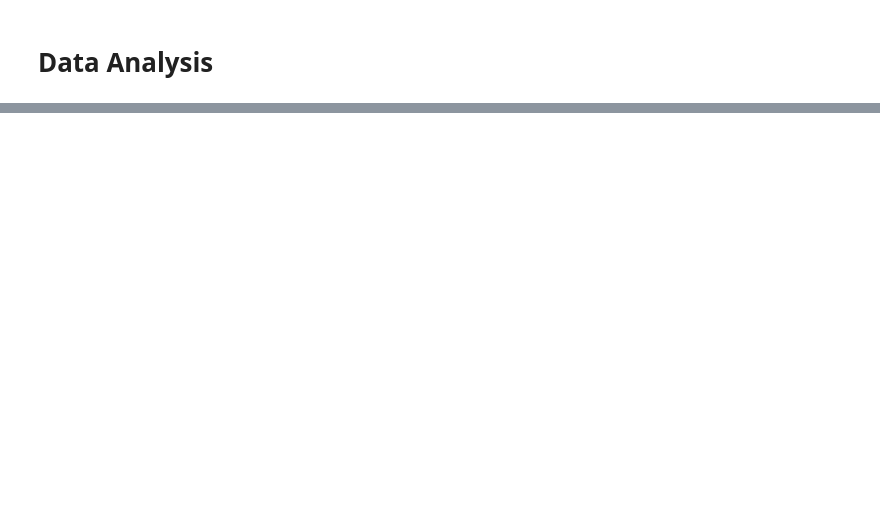
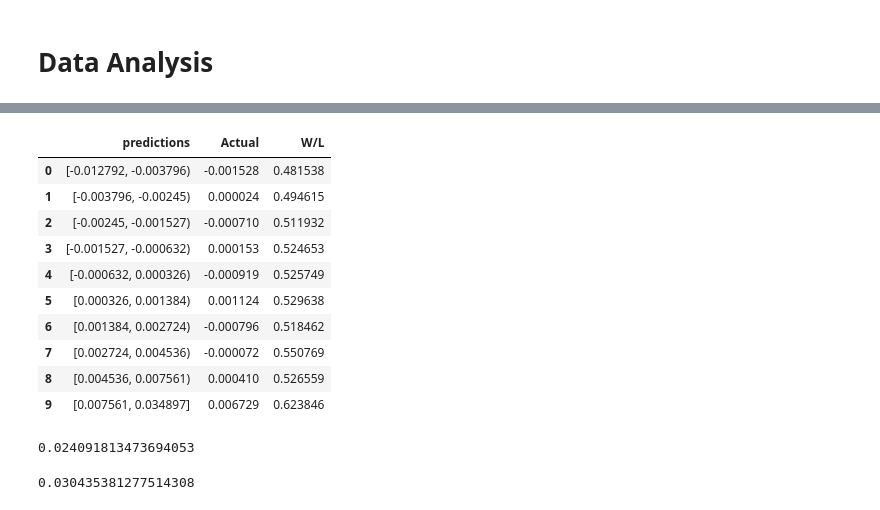
Before and after one commit to Evan-B-Warner/IndicatorAnalysis, a Jupyter notebook: advanced_modelling/model_analysis.ipynb, the cells around one changed output, grey strips where cells are left out. Drawn from its saved outputs; the diff is of its cells as text; code cells hidden in the pictures; blank space fills up the shorter version.

```diff
--- a/advanced_modelling/model_analysis.ipynb
+++ b/advanced_modelling/model_analysis.ipynb
@@ -170,0 +264,38 @@ results[(results["true"] > -0.01) & (results["true"] < 0.01)]
+# %%
+def cross_with_actual(df, other_column, num_cuts):
+    percentiles = []
+    for i in range(num_cuts):
+        next_percentile = round(np.nanpercentile(df[other_column], i*100/(num_cuts)), 6)
+        if next_percentile not in percentiles:
+            percentiles.append(next_percentile)
+    percentiles.append(round(max(df[other_column]), 6))
+
+    formatted_ranges, mean_salaries, wins = [], [], []
+    for i in range(1, len(percentiles)):
+        if i != len(percentiles)-1:
+            formatted_ranges.append(f"[{percentiles[i-1]}, {percentiles[i]})")
+            mean_salaries.append(round(df[(df[other_column] >= percentiles[i-1]) & (df[other_column] < percentiles[i])].actual.mean(), 6))
+            wins.append(round((df[(df[other_column] >= percentiles[i-1]) & (df[other_column] < percentiles[i])].actual >= 0).mean(), 6))
+        else:
+            formatted_ranges.append(f"[{percentiles[i-1]}, {percentiles[i]}]")
+            mean_salaries.append(round(df[(df[other_column] >= percentiles[i-1]) & (df[other_column] <= percentiles[i])].actual.mean(), 6))
+            wins.append(round((df[(df[other_column] >= percentiles[i-1]) & (df[other_column] < percentiles[i])].actual >= 0).mean(), 6))
+
+    display_df = pd.DataFrame()
+    display_df[other_column] = formatted_ranges
+    display_df["Actual"] = mean_salaries
+    display_df["W/L"] = wins
+    return display_df
+cross_with_actual(display_df, "predictions", 10)
+# %% [output]
+|  | predictions | Actual | W/L |
+| 0 | [-0.012792, -0.003796) | -0.001528 | 0.481538 |
+| 1 | [-0.003796, -0.00245) | 0.000024 | 0.494615 |
+| 2 | [-0.00245, -0.001527) | -0.000710 | 0.511932 |
+| 3 | [-0.001527, -0.000632) | 0.000153 | 0.524653 |
+| 4 | [-0.000632, 0.000326) | -0.000919 | 0.525749 |
+| 5 | [0.000326, 0.001384) | 0.001124 | 0.529638 |
+| 6 | [0.001384, 0.002724) | -0.000796 | 0.518462 |
+| 7 | [0.002724, 0.004536) | -0.000072 | 0.550769 |
+| 8 | [0.004536, 0.007561) | 0.000410 | 0.526559 |
+| 9 | [0.007561, 0.034897] | 0.006729 | 0.623846 |
@@ -170,0 +306,11 @@ results[(results["true"] > -0.01) & (results["true"] < 0.01)]
+# %%
+np.mean(errors)
+# %% [output]
+0.024091813473694053
+# %%
+errors = abs(display_df.predictions - display_df.actual).tolist()
+errors.sort()
+ind = int(len(errors)*0.8)
+print(errors[ind])
+# %% [output]
+0.030435381277514308
```
Also changed, not shown: parts of 39 cells of this notebook, 2 other files.
